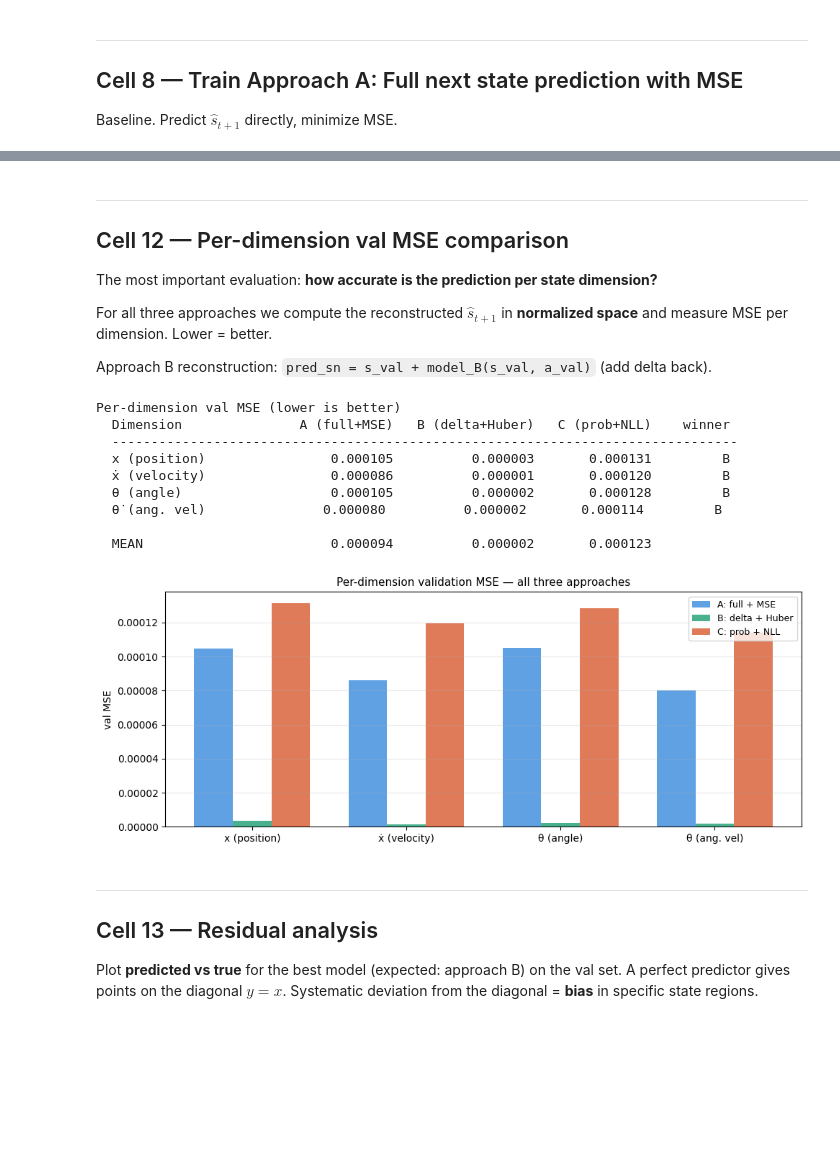
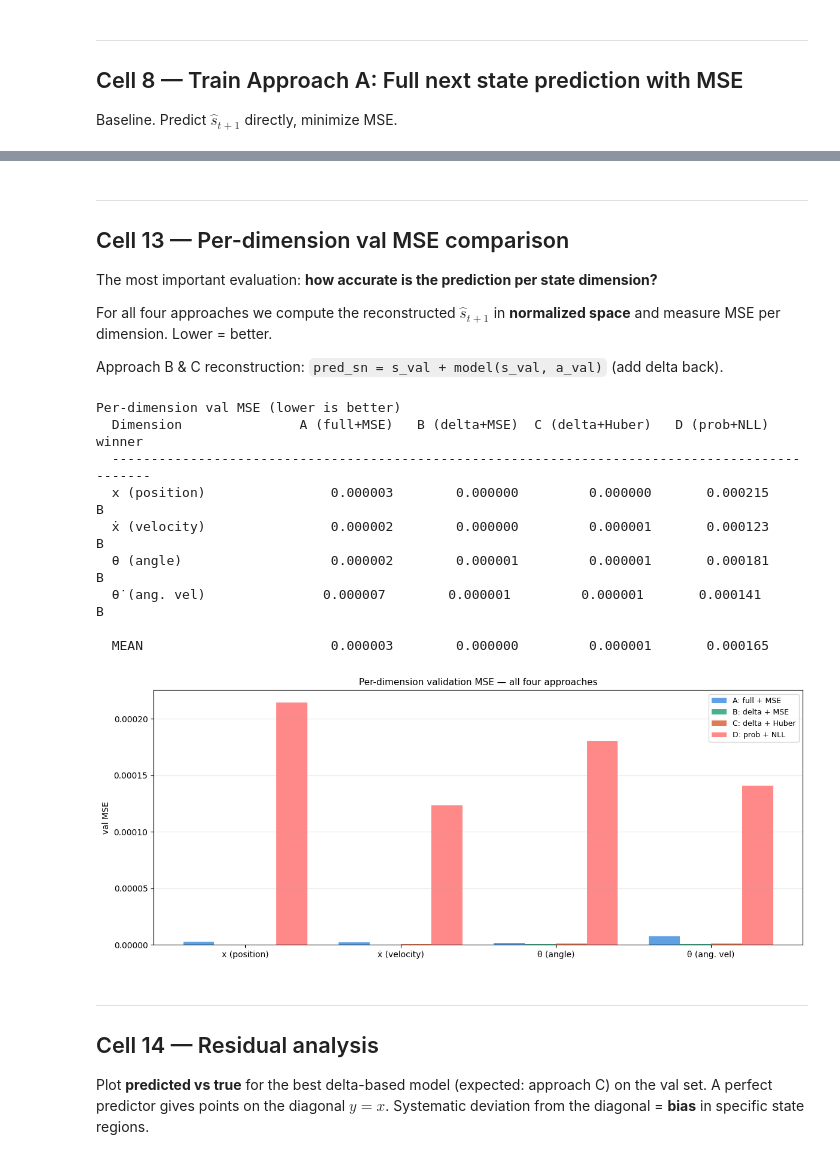
Before and after one commit to nouhailanok/Precedence-Estimation, a Jupyter notebook: dnn predictor/step2_dnn_predictor.ipynb, the cells around one changed output, grey strips where cells are left out. Cells and saved outputs as stored; diff of their text form; code cells hidden in the pictures; blank space fills up the shorter version.

```diff
--- a/dnn predictor/step2_dnn_predictor.ipynb
+++ b/dnn predictor/step2_dnn_predictor.ipynb
@@ -79,7 +79,7 @@ All arrays are already **normalized** (mean=0, std=1 on train dims) and actions
 | `sn_train` | (70 000, 4) | Normalized next states (DNN target) |
 | `mean`, `std` | (1, 4) | Train-set normalization stats for de-normalization |
 # %%
-DATA_PATH = "cartpole_data_mixed_policy.npz"
+DATA_PATH = "../cartpole_data_mixed_policy.npz"
 data = np.load(DATA_PATH)
 
 s_train  = torch.tensor(data["s_train"],  dtype=torch.float32)
@@ -641,13 +686,13 @@ Best val loss: 0.00000  →  saved to approach_B_delta_huber_best.pth
 Predicts $\mu$ and $\sigma^2$ for each state dimension.
 The uncertainty $\sigma^2$ will be used in Step 4 for action gating.
 # %%
-model_C   = ProbabilisticPredictor().to(DEVICE)
-history_C = train_predictor(
-    model            = model_C,
-    train_loader     = loader_C_train,
-    val_loader       = loader_C_val,
+model_D   = ProbabilisticPredictor().to(DEVICE)
+history_D = train_predictor(
+    model            = model_D,
+    train_loader     = loader_D_train,
+    val_loader       = loader_D_val,
     loss_fn          = gaussian_nll_loss,
-    model_name       = "approach_C_probabilistic_nll",
+    model_name       = "approach_D_probabilistic_nll",
     is_probabilistic = True,
     n_epochs         = 80,
     lr               = 3e-4,
@@ -711,13 +758,13 @@ plt.show()
 # %% [markdown]
 ---
-## Cell 12 — Per-dimension val MSE comparison
+## Cell 13 — Per-dimension val MSE comparison
 
 The most important evaluation: **how accurate is the prediction per state dimension?**
 
-For all three approaches we compute the reconstructed $\hat{s}_{t+1}$ in **normalized space**
+For all four approaches we compute the reconstructed $\hat{s}_{t+1}$ in **normalized space**
 and measure MSE per dimension. Lower = better.
 
-Approach B reconstruction: `pred_sn = s_val + model_B(s_val, a_val)` (add delta back).
+Approach B & C reconstruction: `pred_sn = s_val + model(s_val, a_val)` (add delta back).
 # %%
 def per_dim_mse(model, s, a, sn_true, is_delta=False, is_prob=False, device=DEVICE):
     """
@@ -739,61 +786,64 @@ def per_dim_mse(model, s, a, sn_true, is_delta=False, is_prob=False, device=DEVI
             delta_pred = model(s_d, a_d)
             pred_sn    = s_d + delta_pred     # reconstruct next state
         else:
             pred_sn = model(s_d, a_d)
 
     mse_per_dim = ((pred_sn - sn_d) ** 2).mean(dim=0).cpu().numpy()
     return mse_per_dim
 
 
 # Load best checkpoints for fair comparison
 model_A.load_state_dict(torch.load("approach_A_full_mse_best.pth",      map_location=DEVICE))
-model_B.load_state_dict(torch.load("approach_B_delta_huber_best.pth",   map_location=DEVICE))
-model_C.load_state_dict(torch.load("approach_C_probabilistic_nll_best.pth", map_location=DEVICE))
+model_B.load_state_dict(torch.load("approach_B_delta_mse_best.pth",     map_location=DEVICE))
+model_C.load_state_dict(torch.load("approach_C_delta_huber_best.pth",   map_location=DEVICE))
+model_D.load_state_dict(torch.load("approach_D_probabilistic_nll_best.pth", map_location=DEVICE))
 
 mse_A = per_dim_mse(model_A, s_val, a_val, sn_val, is_delta=False, is_prob=False)
 mse_B = per_dim_mse(model_B, s_val, a_val, sn_val, is_delta=True,  is_prob=False)
-mse_C = per_dim_mse(model_C, s_val, a_val, sn_val, is_delta=False, is_prob=True)
+mse_C = per_dim_mse(model_C, s_val, a_val, sn_val, is_delta=True,  is_prob=False)
+mse_D = per_dim_mse(model_D, s_val, a_val, sn_val, is_delta=False, is_prob=True)
 
 print("Per-dimension val MSE (lower is better)")
-print(f"  {'Dimension':20s}  {'A (full+MSE)':>14}  {'B (delta+Huber)':>16}  {'C (prob+NLL)':>13}  {'winner':>8}")
-print("  " + "-" * 80)
+print(f"  {'Dimension':20s}  {'A (full+MSE)':>14}  {'B (delta+MSE)':>14}  {'C (delta+Huber)':>15}  {'D (prob+NLL)':>13}  {'winner':>8}")
+print("  " + "-" * 95)
 for i, name in enumerate(dim_labels):
-    best = min(mse_A[i], mse_B[i], mse_C[i])
-    winner = ["A", "B", "C"][[mse_A[i], mse_B[i], mse_C[i]].index(best)]
-    print(f"  {name:20s}  {mse_A[i]:14.6f}  {mse_B[i]:16.6f}  {mse_C[i]:13.6f}  {winner:>8}")
+    best = min(mse_A[i], mse_B[i], mse_C[i], mse_D[i])
+    winner = ["A", "B", "C", "D"][[mse_A[i], mse_B[i], mse_C[i], mse_D[i]].index(best)]
+    print(f"  {name:20s}  {mse_A[i]:14.6f}  {mse_B[i]:14.6f}  {mse_C[i]:15.6f}  {mse_D[i]:13.6f}  {winner:>8}")
 
-print(f"\n  {'MEAN':20s}  {mse_A.mean():14.6f}  {mse_B.mean():16.6f}  {mse_C.mean():13.6f}")
+print(f"\n  {'MEAN':20s}  {mse_A.mean():14.6f}  {mse_B.mean():14.6f}  {mse_C.mean():15.6f}  {mse_D.mean():13.6f}")
 
 # Bar chart
 x    = np.arange(len(dim_labels))
-w    = 0.25
-fig, ax = plt.subplots(figsize=(10, 4))
-ax.bar(x - w,  mse_A, w, label="A: full + MSE",   color="#378ADD", alpha=0.8)
-ax.bar(x,      mse_B, w, label="B: delta + Huber", color="#1D9E75", alpha=0.8)
-ax.bar(x + w,  mse_C, w, label="C: prob + NLL",    color="#D85A30", alpha=0.8)
+w    = 0.2
+fig, ax = plt.subplots(figsize=(12, 5))
+ax.bar(x - 1.5*w,  mse_A, w, label="A: full + MSE",       color="#378ADD", alpha=0.8)
+ax.bar(x - 0.5*w,  mse_B, w, label="B: delta + MSE",      color="#1D9E75", alpha=0.8)
+ax.bar(x + 0.5*w,  mse_C, w, label="C: delta + Huber",    color="#D85A30", alpha=0.8)
+ax.bar(x + 1.5*w,  mse_D, w, label="D: prob + NLL",       color="#FF6B6B", alpha=0.8)
 ax.set_xticks(x); ax.set_xticklabels(dim_labels, fontsize=10)
 ax.set_ylabel("val MSE")
-ax.set_title("Per-dimension validation MSE — all three approaches", fontsize=11)
+ax.set_title("Per-dimension validation MSE — all four approaches", fontsize=11)
 ax.legend(fontsize=9); ax.grid(axis="y", alpha=0.3)
 plt.tight_layout()
 plt.savefig("per_dim_mse.png", dpi=120)
 plt.show()
 # %% [output]
 Per-dimension val MSE (lower is better)
-  Dimension               A (full+MSE)   B (delta+Huber)   C (prob+NLL)    winner
-  --------------------------------------------------------------------------------
-  x (position)                0.000105          0.000003       0.000131         B
-  ẋ (velocity)                0.000086          0.000001       0.000120         B
-  θ (angle)                   0.000105          0.000002       0.000128         B
-  θ̇ (ang. vel)               0.000080          0.000002       0.000114         B
+  Dimension               A (full+MSE)   B (delta+MSE)  C (delta+Huber)   D (prob+NLL)    winner
+  -----------------------------------------------------------------------------------------------
+  x (position)                0.000003        0.000000         0.000000       0.000215         B
+  ẋ (velocity)                0.000002        0.000000         0.000001       0.000123         B
+  θ (angle)                   0.000002        0.000001         0.000001       0.000181         B
+  θ̇ (ang. vel)               0.000007        0.000001         0.000001       0.000141         B
 
-  MEAN                        0.000094          0.000002       0.000123
+  MEAN                        0.000003        0.000000         0.000001       0.000165
-[figure, old version]
+[figure, new version]
 # %% [markdown]
 ---
-## Cell 13 — Residual analysis
+## Cell 14 — Residual analysis
 
-Plot **predicted vs true** for the best model (expected: approach B) on the val set.
+Plot **predicted vs true** for the best delta-based model (expected: approach C) on the val set.
 A perfect predictor gives points on the diagonal $y = x$.
 Systematic deviation from the diagonal = **bias** in specific state regions.
 # %%
```
Also changed, not shown: parts of 26 cells of this notebook, 13 other files.
